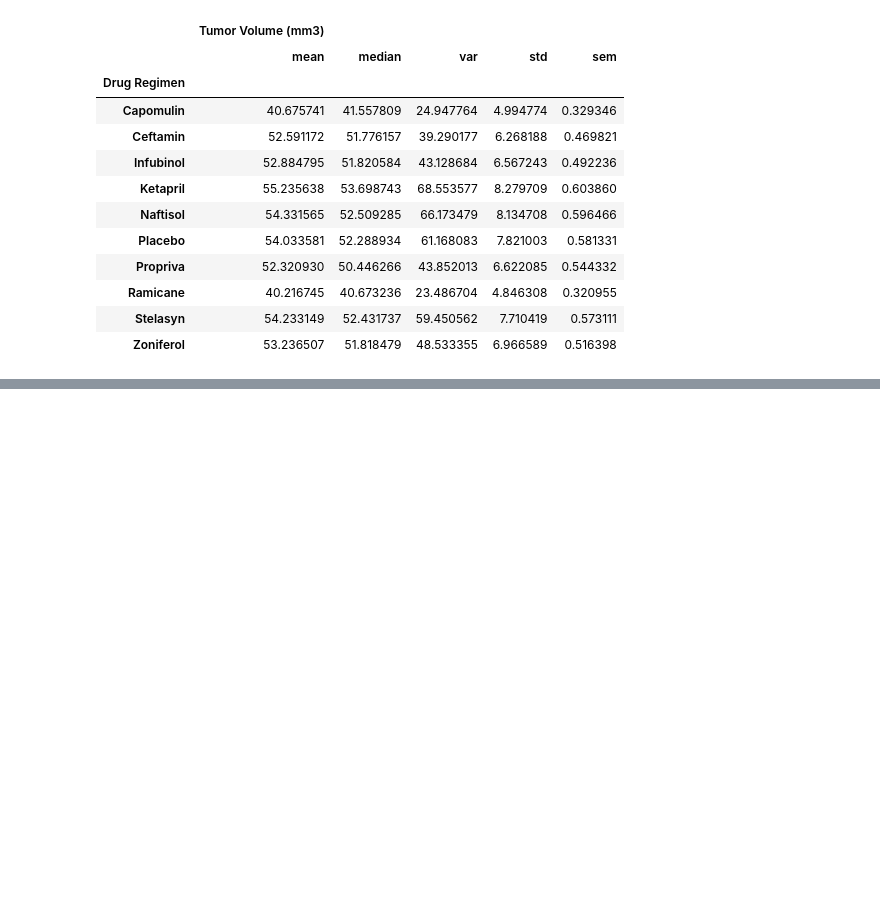
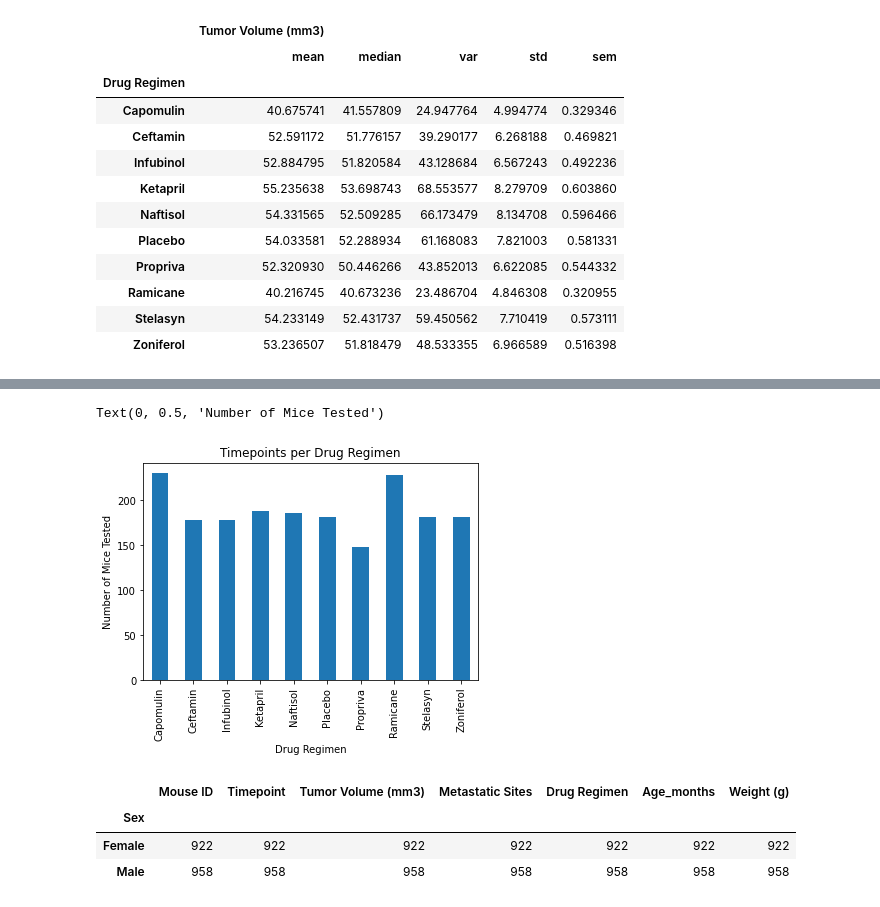
Before and after one commit to mvogel3/matplotlib-challenge, a Jupyter notebook: module_5_starter_code/Pymaceuticals/pymaceuticals_analysis.ipynb, the cells around one changed output, grey strips where cells are left out. Cells and saved outputs as stored; diff of their text form; code cells hidden in the pictures; blank space fills up the shorter version.

```diff
--- a/module_5_starter_code/Pymaceuticals/pymaceuticals_analysis.ipynb
+++ b/module_5_starter_code/Pymaceuticals/pymaceuticals_analysis.ipynb
@@ -162,0 +193,18 @@ mouse_aggregate
+# %%
+# same bar chart using pandas
+timepoint_group.plot(kind="bar")
+plt.title("Timepoints per Drug Regimen")
+plt.xlabel("Drug Regimen")
+plt.ylabel("Number of Mice Tested")
+# %% [output]
+Text(0, 0.5, 'Number of Mice Tested')
+[figure, added]
+# %%
+# pie chart showing the the distribution of female versus male mice using pyplot
+sex_group = mouse_clean.groupby(["Sex"]).count()
+sex_group
+# %% [output]
+|  | Mouse ID | Timepoint | Tumor Volume (mm3) | Metastatic Sites | Drug Regimen | Age_months | Weight (g) |
+| Sex |  |  |  |  |  |  |  |
+| Female | 922 | 922 | 922 | 922 | 922 | 922 | 922 |
+| Male | 958 | 958 | 958 | 958 | 958 | 958 | 958 |
```
Also changed, not shown: parts of 4 cells of this notebook.
